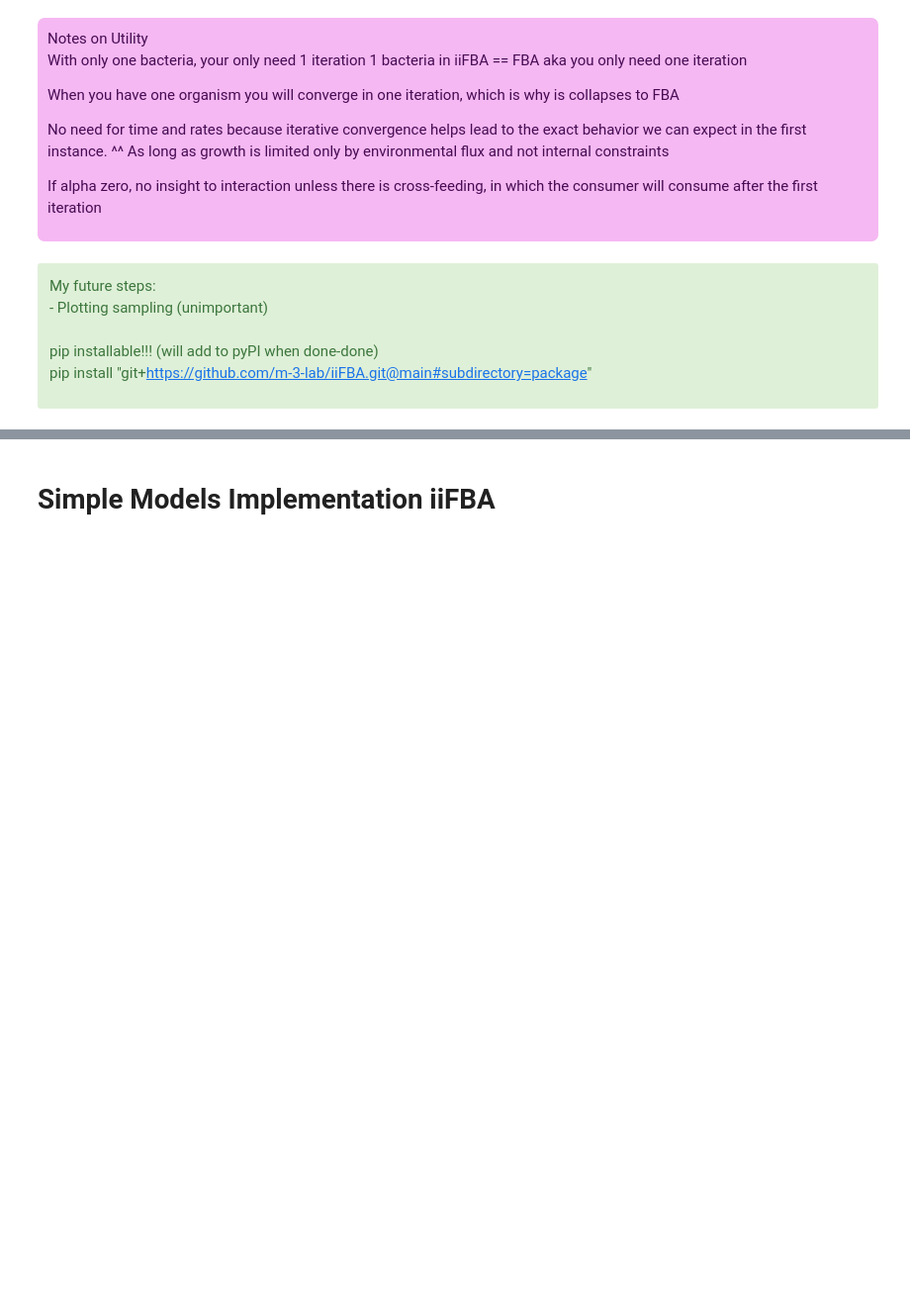
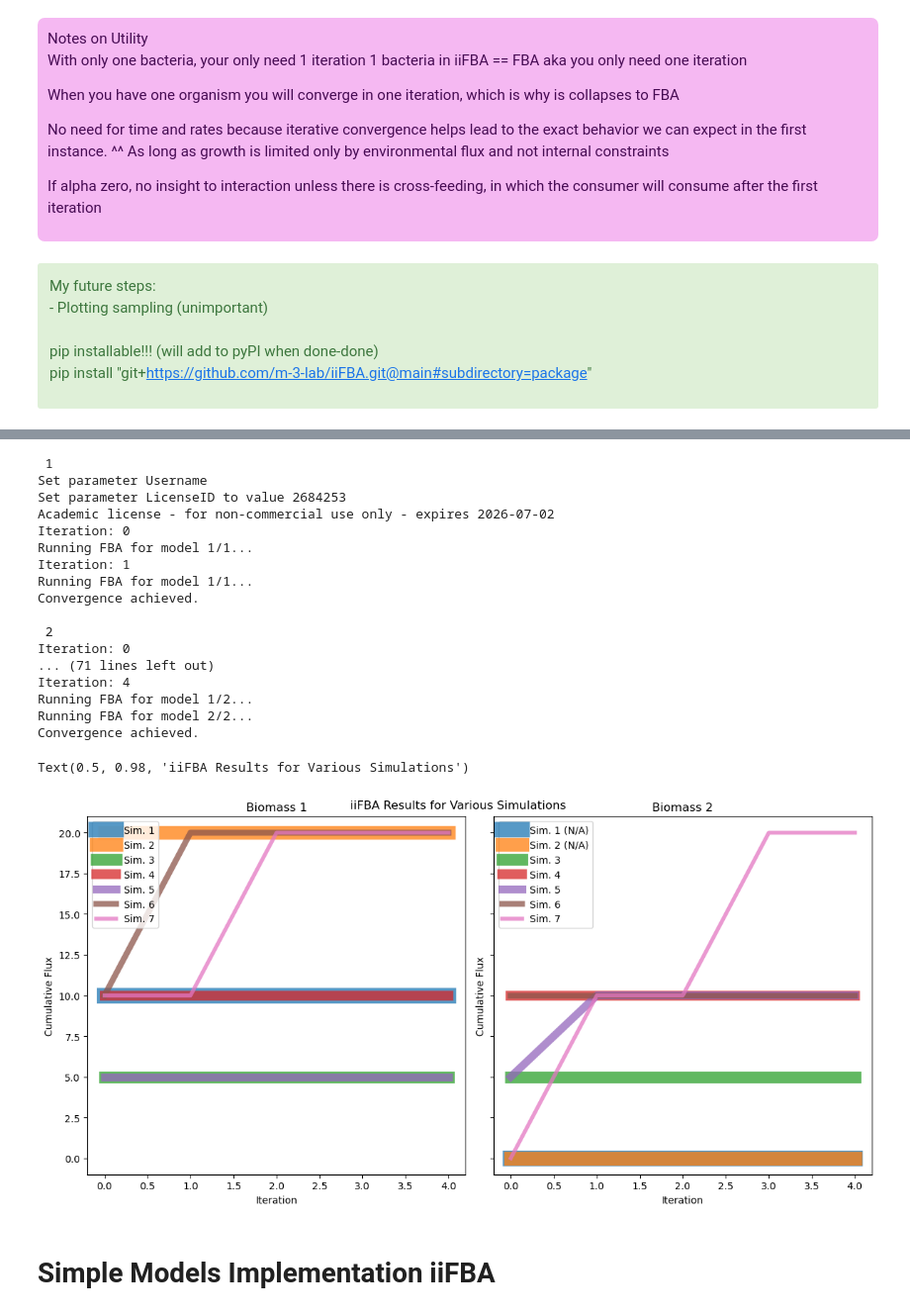
Before and after one commit to m-3-lab/iiFBA, a Jupyter notebook: Examples/iifba_comparisons.ipynb, the cells around one changed output, grey strips where cells are left out. Shown: that part at 99% size. Saved outputs shown, nothing was run; the diff lists cells and outputs as text; code cells hidden in the pictures; blank space fills up the shorter version.

```diff
--- a/Examples/iifba_comparisons.ipynb
+++ b/Examples/iifba_comparisons.ipynb
@@ -25,3 +135,64 @@ pip install "git+https://github.com/m-3-lab/iiFBA.git@main#subdirectory=package"
+# %%
+import iifba
+from iifba.utils import load_simple_models
+import matplotlib.pyplot as plt
+import numpy as np
+
+fig, (ax1, ax2) = plt.subplots(1, 2, figsize=(12, 6), sharey=True)
+for sim_idx in [1,2,3, 4, 5, 6, 7]:
+	print("\n", sim_idx)
+	models, media = load_simple_models(sim_idx)
+
+	rel_abund = np.ones(len(models))  # equal relative abundance for all models
+	rel_abund[-1] = 1 * rel_abund[0]  # make last model more abundant
+	comm = iifba.Community(models, media, rel_abund=rel_abund, iters=5)
+	f, F = comm.iifba(early_stop=True, v=True) # defualt values
+
+	biomass_id = "exchangeBio1"
+	ax1 = iifba.iifba_vis(F.loc[0,:][biomass_id], ax=ax1, line_lab=sim_idx)
+	if sim_idx > 2:
+		biomass_id = "exchangeBio2"
+		ax2 = iifba.iifba_vis(F.loc[1,:][biomass_id], ax=ax2, line_lab=sim_idx)
+	else:
+		ax2 = iifba.iifba_vis(np.zeros(5), ax=ax2, line_lab=sim_idx)
+#adjust plot methods
+for line_idx, line in enumerate(ax1.get_lines()):
+	line.set_alpha(0.75)  # Set transparency for all lines in ax1
+	line.set_lw(2*(8-line_idx))  # Vary line width for each line
+for line_idx, line in enumerate(ax2.get_lines()):
+	line.set_alpha(0.75)  # Set transparency for all lines in ax2
+	line.set_lw(2*(8-line_idx))
+# Update legends
+ax1.legend(['Sim. 1', 'Sim. 2', 'Sim. 3', 'Sim. 4', 'Sim. 5', "Sim. 6", "Sim. 7"])
+ax2.legend(['Sim. 1 (N/A)', 'Sim. 2 (N/A)', 'Sim. 3', 'Sim. 4', 'Sim. 5', "Sim. 6", "Sim. 7"])
+# Method 3: Get and modify legend properties
+legend1 = ax1.get_legend()
+legend2 = ax2.get_legend()
+# Use display() to show the updated plot
+ax1.set_title("Biomass 1")
+ax2.set_title("Biomass 2")
+fig.tight_layout()
+fig.suptitle(r"iiFBA Results for Various Simulations")
+# %% [output]
+ 1
+Set parameter Username
+Set parameter LicenseID to value 2684253
+Academic license - for non-commercial use only - expires 2026-07-02
+Iteration: 0
+Running FBA for model 1/1...
+Iteration: 1
+Running FBA for model 1/1...
+Convergence achieved.
+
+ 2
+Iteration: 0
+... (71 lines left out)
+Iteration: 4
+Running FBA for model 1/2...
+Running FBA for model 2/2...
+Convergence achieved.
+Text(0.5, 0.98, 'iiFBA Results for Various Simulations')
+[figure, added]
 # %% [markdown]
 # Simple Models Implementation iiFBA
 # %%
```
Also changed, not shown: parts of 4 cells of this notebook, 36 other files.
